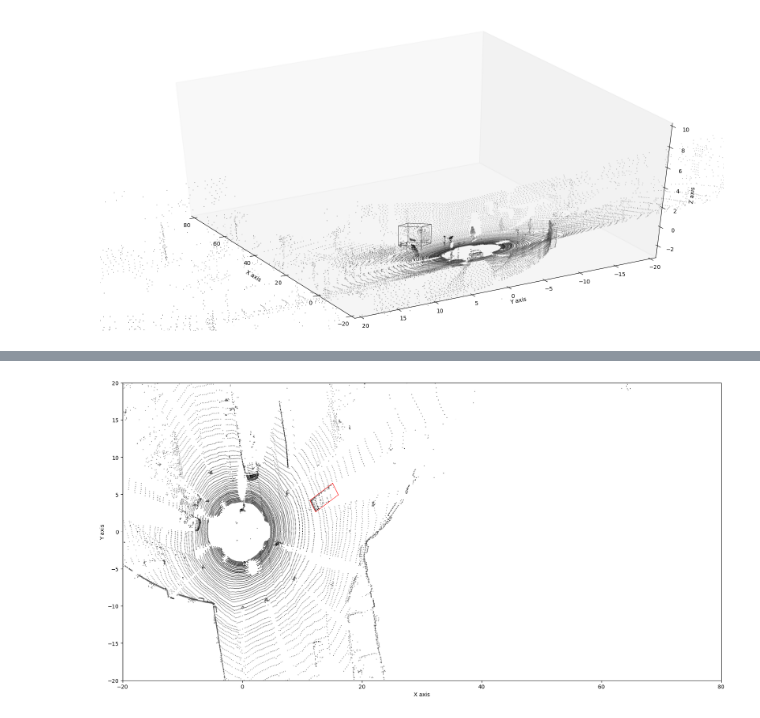
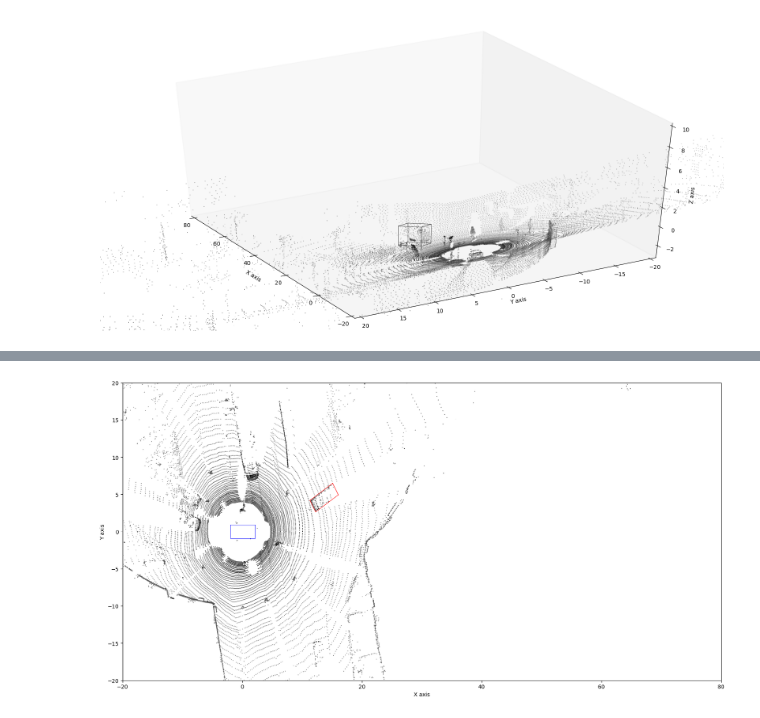
Before and after one commit to liver121888/Self-driving-Project, a Jupyter notebook: catkin_ws/src/kitti_tutorial/notebooks/plot3D.ipynb, the cells around one changed output, grey strips where cells are left out. Cells and saved outputs as stored; diff of their text form; code cells hidden in the pictures.

Commit message:
Finish kitti_tutorial.

```diff
--- a/catkin_ws/src/kitti_tutorial/notebooks/plot3D.ipynb
+++ b/catkin_ws/src/kitti_tutorial/notebooks/plot3D.ipynb
@@ -40,8 +40,9 @@ def draw_point_cloud(ax, points, axes=[0, 1, 2], point_size = 0.1, xlim3d=None,
     if zlim3d!=None:
         ax.set_zlim3d(zlim3d)
 # %%
-DATA_PATH = '/home/liver/data/kitti/RawData/2011_09_26/2011_09_26_drive_0005_sync/'
-TRACKING_PATH = '/home/liver/data/kitti/Tracking/training/label_02/0000.txt'
+DATA_PATH = '../data/kitti/RawData/2011_09_26/2011_09_26_drive_0005_sync/'
+TRACKING_PATH = '../data/kitti/Tracking/training/label_02/0000.txt'
+CALIBRATION_PATH = '../data/kitti/RawData/2011_09_26/'
 
 points = read_point_cloud(os.path.join(DATA_PATH, 'velodyne_points/data/%010d.bin'%0))
 # %%
@@ -121,7 +122,7 @@ draw_box(ax, corners_3d_cam2)
 # %%
 from kitti_util import *
 # %%
-calib = Calibration('/home/liver/data/kitti/RawData/2011_09_26/', from_video=True)
+calib = Calibration(CALIBRATION_PATH, from_video=True)
 
 corners_3d_velo = calib.project_rect_to_velo(corners_3d_cam2.T).T
 corners_3d_velo
@@ -147,3 +148,9 @@ draw_point_cloud(ax, points[::5])
 draw_box(ax, corners_3d_velo)
 # %% [output]
 [figure]
+# %%
+ego_car = np.array([[2.15, 0.9, -1.73], [2.15, -0.9, -1.73], [-1.95, -0.9, -1.73],[-1.95, 0.9, -1.73],
+                [2.15, 0.9, -0.23], [2.15, -0.9, -0.23], [-1.95, -0.9, -0.23],[-1.95, 0.9, -0.23]])
+plt.axes().set_aspect('equal', 'datalim')
+plt.plot(ego_car[:5, 0], ego_car[:5, 1], '-o')
+plt.plot(corners_3d_velo[:5, 0], corners_3d_velo[:5, 1], '-o')
@@ -150,6 +160,7 @@ draw_box(ax, corners_3d_velo)
 # %%
 fig, ax = plt.subplots(figsize=(20, 10))
 draw_point_cloud(ax, points[::5], axes=[0,1])
 draw_box(ax, corners_3d_velo, axes=[0,1], color = 'r')
+draw_box(ax, ego_car.T, axes=[0,1], color = 'b')
 # %% [output]
-[figure, old version]
+[figure, new version]
```
Also changed, not shown: parts of 5 cells of this notebook, 4 other files.
